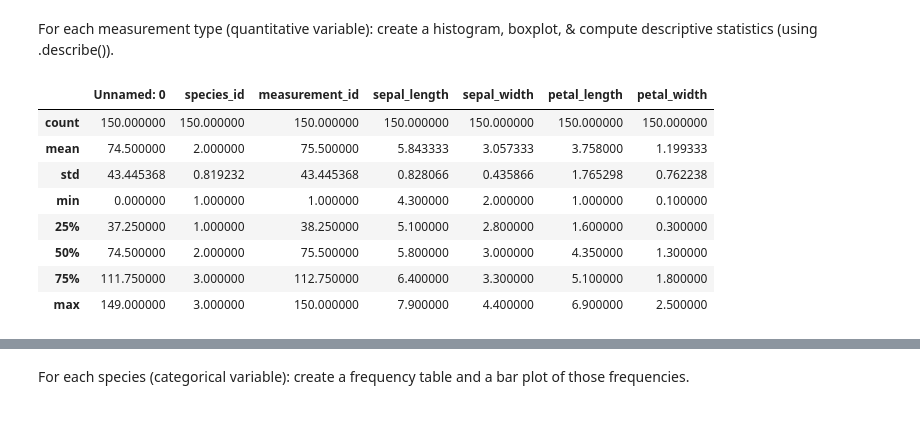
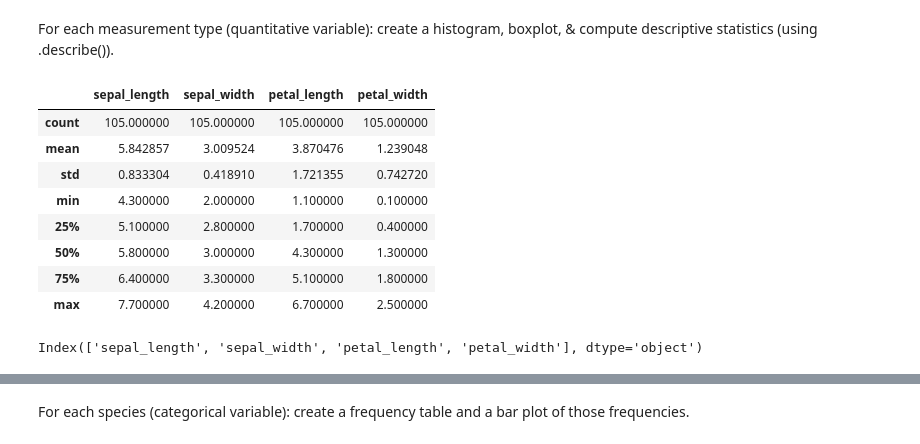
Before and after one commit to Bartholomew-Taylor/classification-exercises, a Jupyter notebook: Exploration_exercises.ipynb, the cells around one changed output, grey strips where cells are left out. Cells and saved outputs as stored; diff of their text form; code cells hidden in the pictures.

```diff
--- a/Exploration_exercises.ipynb
+++ b/Exploration_exercises.ipynb
@@ -19,4 +19,4 @@ Section 1 - iris_db: Using iris data from our mySQL server and the methods used
 Acquire, prepare & split your data.
 # %%
 iris_df = acquire.get_iris_data()
-iris_df
+iris_df = iris_df.drop(iris_df.columns[0:3], axis = 1)
@@ -41,16 +23,24 @@ iris_df
+# %%
+train, validate, test = prepare.train_val_test(iris_df)
 # %% [markdown]
 Univariate Stats
 # %% [markdown]
 For each measurement type (quantitative variable): create a histogram, boxplot, & compute descriptive statistics (using .describe()).
 # %%
-iris_df.describe()
+train.describe()
 # %% [output]
-|  | Unnamed: 0 | species_id | measurement_id | sepal_length | sepal_width | petal_length | petal_width |
-| count | 150.000000 | 150.000000 | 150.000000 | 150.000000 | 150.000000 | 150.000000 | 150.000000 |
-| mean | 74.500000 | 2.000000 | 75.500000 | 5.843333 | 3.057333 | 3.758000 | 1.199333 |
-| std | 43.445368 | 0.819232 | 43.445368 | 0.828066 | 0.435866 | 1.765298 | 0.762238 |
-| min | 0.000000 | 1.000000 | 1.000000 | 4.300000 | 2.000000 | 1.000000 | 0.100000 |
-| 25% | 37.250000 | 1.000000 | 38.250000 | 5.100000 | 2.800000 | 1.600000 | 0.300000 |
-| 50% | 74.500000 | 2.000000 | 75.500000 | 5.800000 | 3.000000 | 4.350000 | 1.300000 |
-| 75% | 111.750000 | 3.000000 | 112.750000 | 6.400000 | 3.300000 | 5.100000 | 1.800000 |
-| max | 149.000000 | 3.000000 | 150.000000 | 7.900000 | 4.400000 | 6.900000 | 2.500000 |
+|  | sepal_length | sepal_width | petal_length | petal_width |
+| count | 105.000000 | 105.000000 | 105.000000 | 105.000000 |
+| mean | 5.842857 | 3.009524 | 3.870476 | 1.239048 |
+| std | 0.833304 | 0.418910 | 1.721355 | 0.742720 |
+| min | 4.300000 | 2.000000 | 1.100000 | 0.100000 |
+| 25% | 5.100000 | 2.800000 | 1.700000 | 0.400000 |
+| 50% | 5.800000 | 3.000000 | 4.300000 | 1.300000 |
+| 75% | 6.400000 | 3.300000 | 5.100000 | 1.800000 |
+| max | 7.700000 | 4.200000 | 6.700000 | 2.500000 |
+# %%
+num_cols = train.columns[[train[col].dtype!= 'object' for col in train.columns]]
+num_cols
+#loop through for plots
+# %% [output]
+Index(['sepal_length', 'sepal_width', 'petal_length', 'petal_width'], dtype='object')
```
Also changed, not shown: parts of 13 cells of this notebook, 1 other file.
